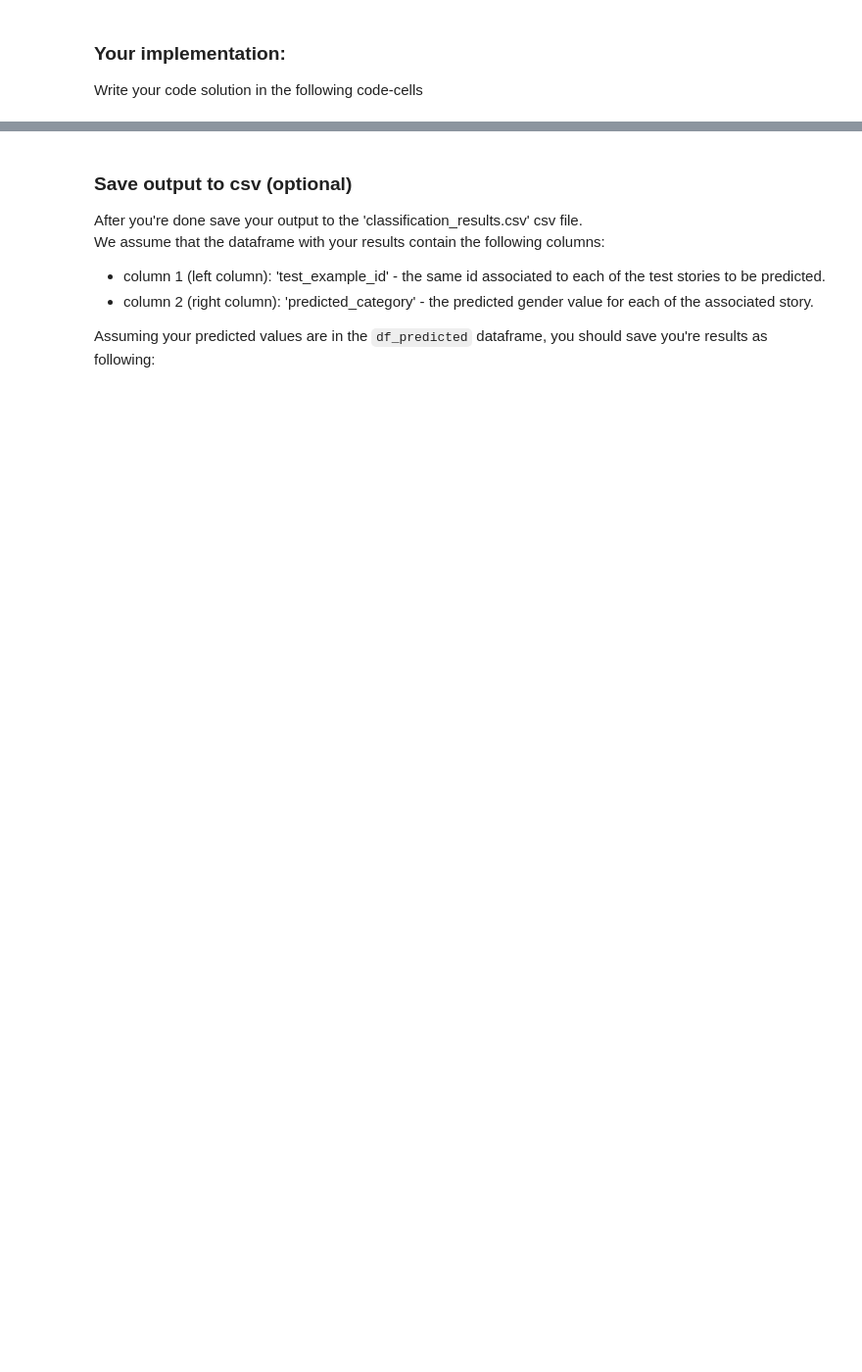
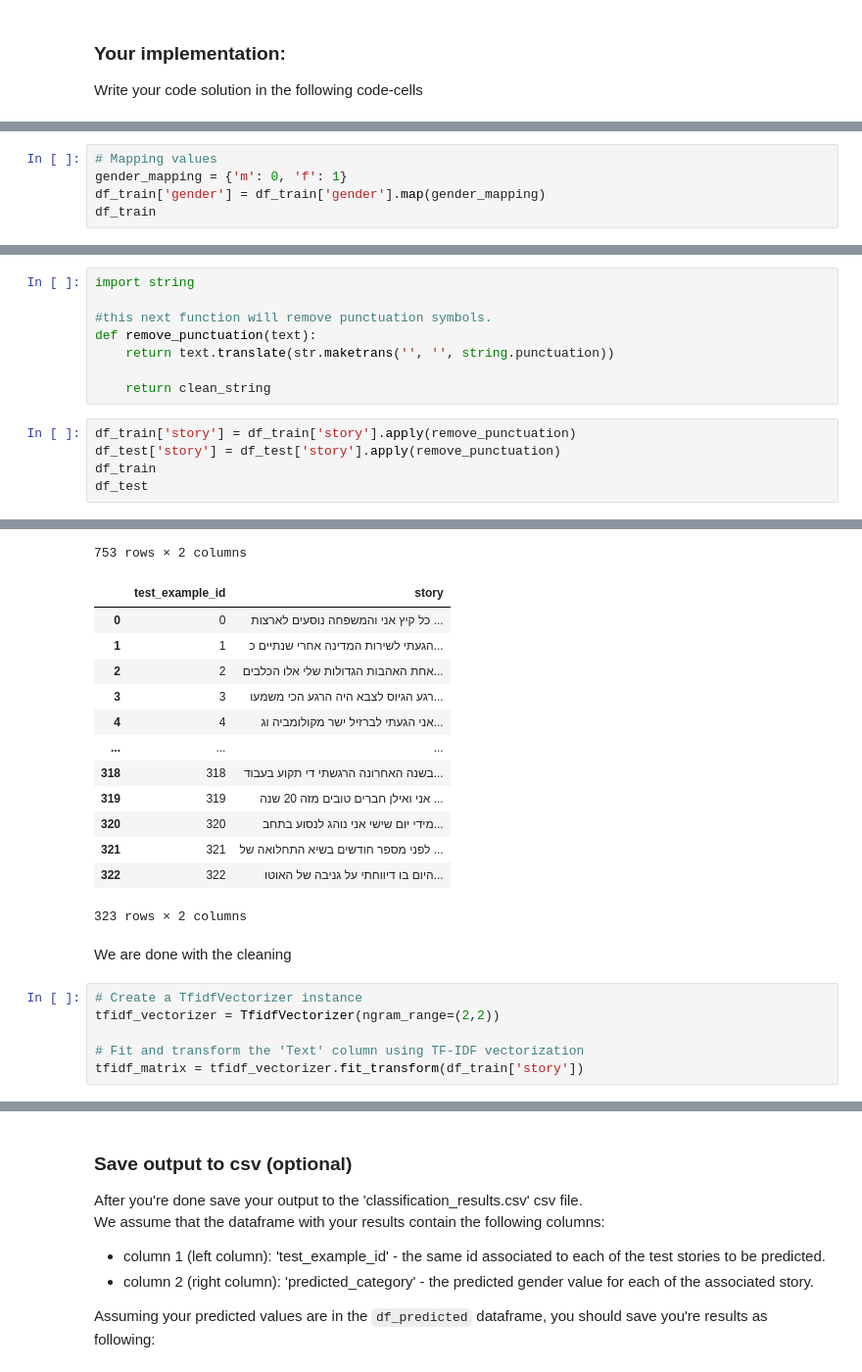
Before and after one commit to muffinM8/Text_Analysis_ML, a Jupyter notebook: Assignment3-text-analysis.ipynb, the cells around one changed output, grey strips where cells are left out. Shown: that part at 98% size. Drawn from its saved outputs; the diff is of its cells as text; blank space fills up the shorter version.

Commit message:
Added functions and tf-idf vectorization.

```diff
--- a/Assignment3-text-analysis.ipynb
+++ b/Assignment3-text-analysis.ipynb
@@ -149,0 +212,5 @@ Write your code solution in the following code-cells
+# %%
+# Mapping values
+gender_mapping = {'m': 0, 'f': 1}
+df_train['gender'] = df_train['gender'].map(gender_mapping)
+df_train
@@ -149,0 +231,14 @@ Write your code solution in the following code-cells
+# %%
+import string
+
+#this next function will remove punctuation symbols.
+def remove_punctuation(text):
+    return text.translate(str.maketrans('', '', string.punctuation))
+
+    return clean_string
+# %%
+df_train['story'] = df_train['story'].apply(remove_punctuation)
+df_test['story'] = df_test['story'].apply(remove_punctuation)
+df_train
+df_test
+# %% [output]
@@ -149,0 +257,22 @@ Write your code solution in the following code-cells
+753 rows × 2 columns
+|  | test_example_id | story |
+| 0 | 0 | כל קיץ אני והמשפחה נוסעים לארצות ... |
+| 1 | 1 | הגעתי לשירות המדינה אחרי שנתיים כ... |
+| 2 | 2 | אחת האהבות הגדולות שלי אלו הכלבים... |
+| 3 | 3 | רגע הגיוס לצבא היה הרגע הכי משמעו... |
+| 4 | 4 | אני הגעתי לברזיל ישר מקולומביה וג... |
+| ... | ... | ... |
+| 318 | 318 | בשנה האחרונה הרגשתי די תקוע בעבוד... |
+| 319 | 319 | אני ואילן חברים טובים מזה 20 שנה ... |
+| 320 | 320 | מידי יום שישי אני נוהג לנסוע בתחב... |
+| 321 | 321 | לפני מספר חודשים בשיא התחלואה של ... |
+| 322 | 322 | היום בו דיווחתי על גניבה של האוטו... |
+323 rows × 2 columns
+# %% [markdown]
+We are done with the cleaning
+# %%
+# Create a TfidfVectorizer instance
+tfidf_vectorizer = TfidfVectorizer(ngram_range=(2,2))
+
+# Fit and transform the 'Text' column using TF-IDF vectorization
+tfidf_matrix = tfidf_vectorizer.fit_transform(df_train['story'])
```
Also changed, not shown: parts of 18 cells of this notebook.
